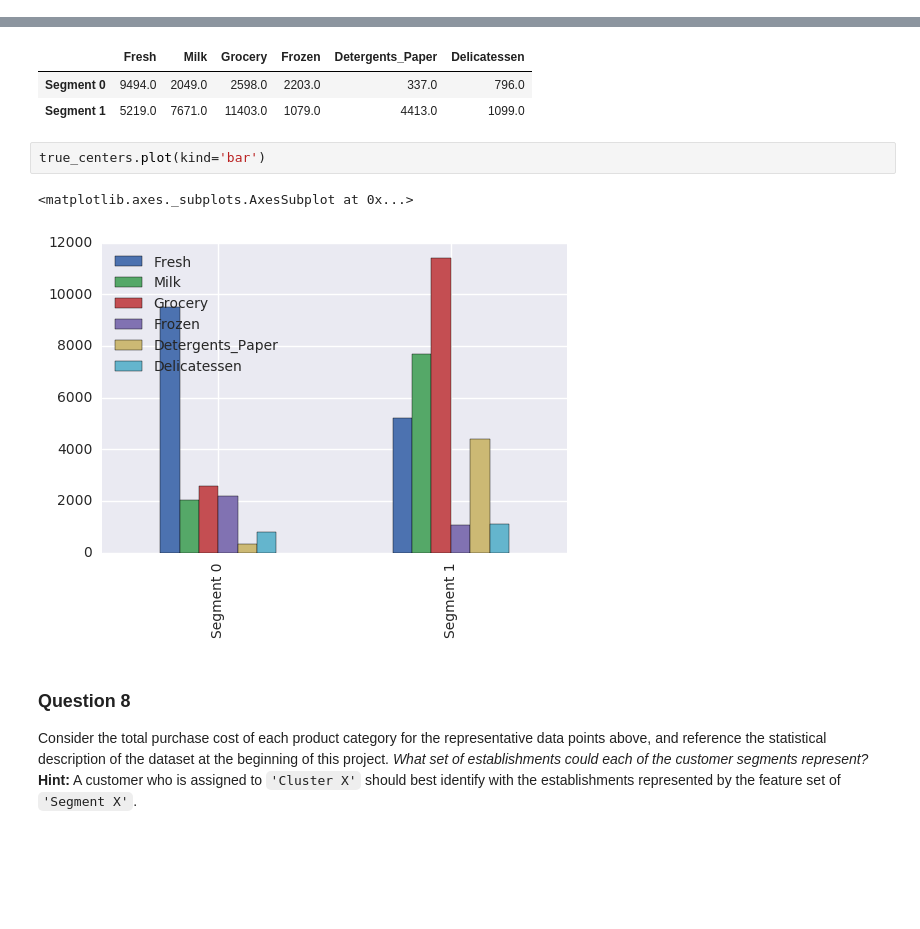
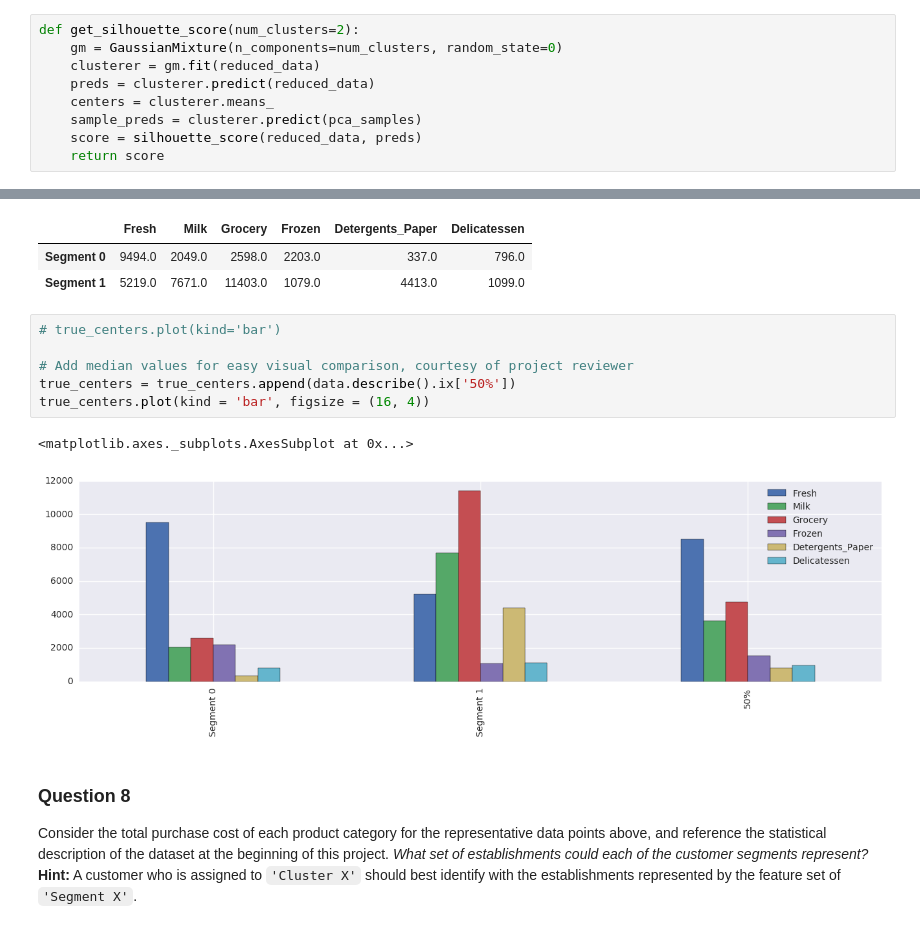
Before and after one commit to zarak/customer_segments, a Jupyter notebook: customer_segments.ipynb, the cells around one changed output, grey strips where cells are left out. Saved outputs shown, nothing was run; the diff lists cells and outputs as text; blank space fills up the shorter version.

```diff
--- a/customer_segments.ipynb
+++ b/customer_segments.ipynb
@@ -483,3 +488,12 @@ score = silhouette_score(reduced_data, preds)
+# %%
+def get_silhouette_score(num_clusters=2):
+    gm = GaussianMixture(n_components=num_clusters, random_state=0)
+    clusterer = gm.fit(reduced_data)
+    preds = clusterer.predict(reduced_data)
+    centers = clusterer.means_
+    sample_preds = clusterer.predict(pca_samples)
+    score = silhouette_score(reduced_data, preds)
+    return score
 # %%
 scores = np.zeros((20, 9))
 for trial in range(20):
@@ -536,11 +550,15 @@ display(true_centers)
 |  | Fresh | Milk | Grocery | Frozen | Detergents_Paper | Delicatessen |
 | Segment 0 | 9494.0 | 2049.0 | 2598.0 | 2203.0 | 337.0 | 796.0 |
 | Segment 1 | 5219.0 | 7671.0 | 11403.0 | 1079.0 | 4413.0 | 1099.0 |
-# %%
-true_centers.plot(kind='bar')
-# %% [output]
-<matplotlib.axes._subplots.AxesSubplot at 0x...>
-[figure, removed]
+# %%
+# true_centers.plot(kind='bar')
+
+# Add median values for easy visual comparison, courtesy of project reviewer
+true_centers = true_centers.append(data.describe().ix['50%'])
+true_centers.plot(kind = 'bar', figsize = (16, 4))
+# %% [output]
+<matplotlib.axes._subplots.AxesSubplot at 0x...>
+[figure, added]
 # %% [markdown]
 ### Question 8
 Consider the total purchase cost of each product category for the representative data points above, and reference the statistical description of the dataset at the beginning of this project. *What set of establishments could each of the customer segments represent?*
```
Also changed, not shown: parts of 13 cells of this notebook, 2 other files.
